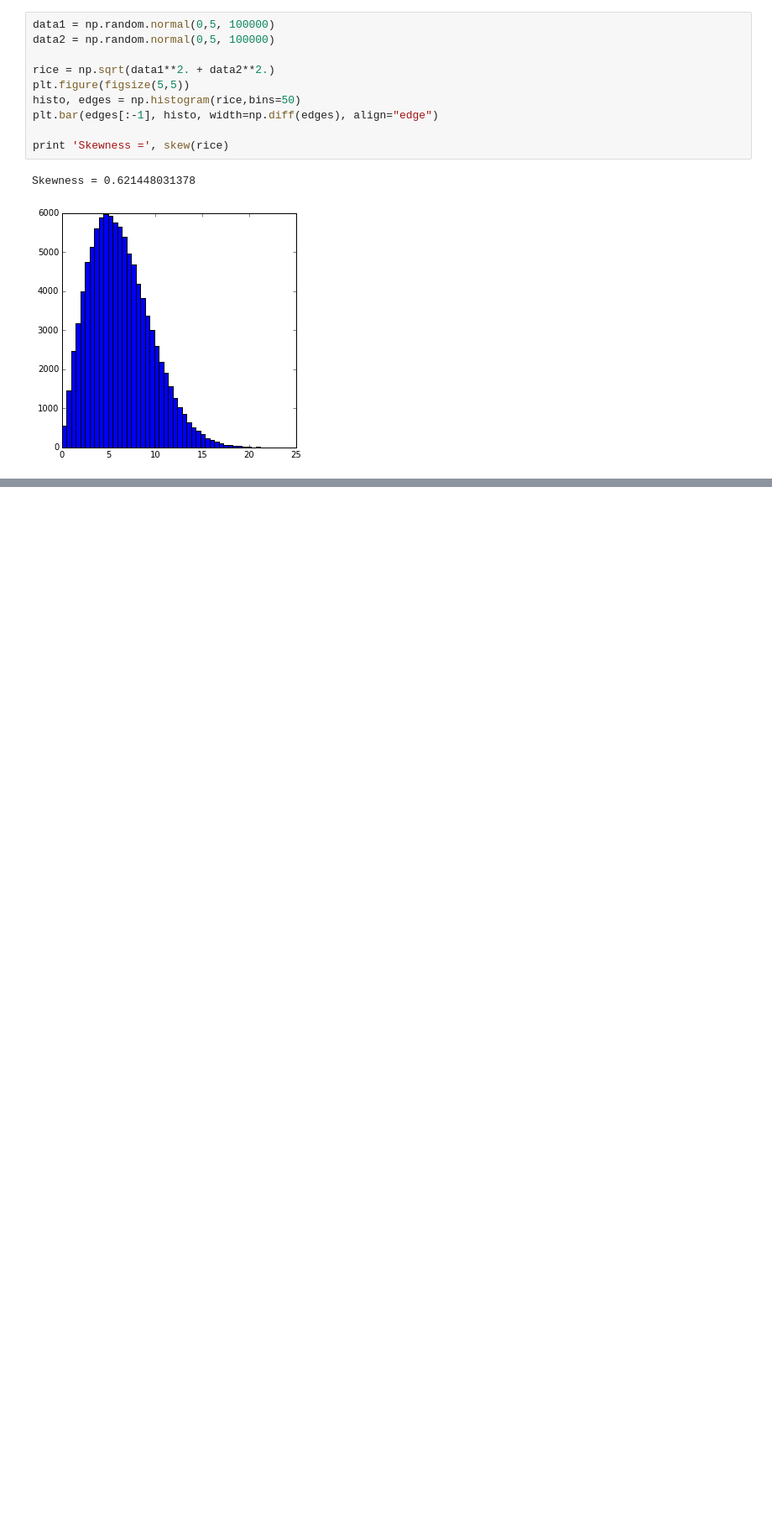
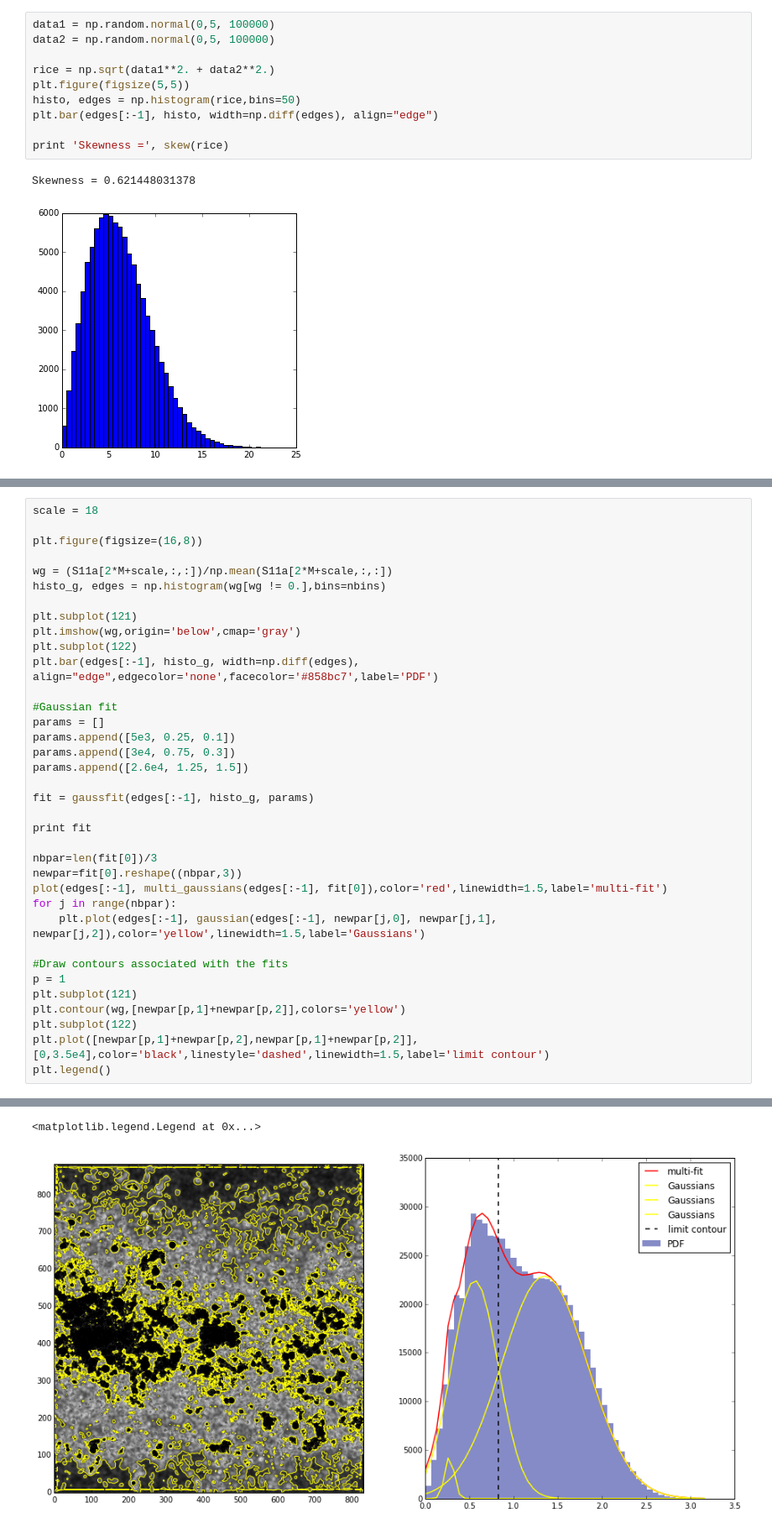
Before and after one commit to hoangducthuong/notebooks, a Jupyter notebook: W43_wavan.ipynb, the cells around one changed output, grey strips where cells are left out. Shown at 84% size. Saved outputs shown, nothing was run; the diff lists cells and outputs as text; blank space fills up the shorter version.

```diff
--- a/W43_wavan.ipynb
+++ b/W43_wavan.ipynb
@@ -383,0 +232,37 @@ Skewness = 0.621448031378
+# %%
+scale = 18
+
+plt.figure(figsize=(16,8))
+
+wg = (S11a[2*M+scale,:,:])/np.mean(S11a[2*M+scale,:,:])
+histo_g, edges = np.histogram(wg[wg != 0.],bins=nbins)
+
+plt.subplot(121)
+plt.imshow(wg,origin='below',cmap='gray')
+plt.subplot(122)
+plt.bar(edges[:-1], histo_g, width=np.diff(edges), align="edge",edgecolor='none',facecolor='#858bc7',label='PDF')
+
+#Gaussian fit
+params = []
+params.append([5e3, 0.25, 0.1])
+params.append([3e4, 0.75, 0.3])
+params.append([2.6e4, 1.25, 1.5])
+
+fit = gaussfit(edges[:-1], histo_g, params)
+
+print fit
+
+nbpar=len(fit[0])/3
+newpar=fit[0].reshape((nbpar,3))
+plot(edges[:-1], multi_gaussians(edges[:-1], fit[0]),color='red',linewidth=1.5,label='multi-fit')
+for j in range(nbpar):
+    plt.plot(edges[:-1], gaussian(edges[:-1], newpar[j,0], newpar[j,1], newpar[j,2]),color='yellow',linewidth=1.5,label='Gaussians')
+
+#Draw contours associated with the fits
+p = 1
+plt.subplot(121)
+plt.contour(wg,[newpar[p,1]+newpar[p,2]],colors='yellow')
+plt.subplot(122)
+plt.plot([newpar[p,1]+newpar[p,2],newpar[p,1]+newpar[p,2]],[0,3.5e4],color='black',linestyle='dashed',linewidth=1.5,label='limit contour')
+plt.legend()
+# %% [output]
@@ -383,0 +272,2 @@ Skewness = 0.621448031378
+<matplotlib.legend.Legend at 0x...>
+[figure, added]
```
Also changed, not shown: parts of 29 cells of this notebook.
